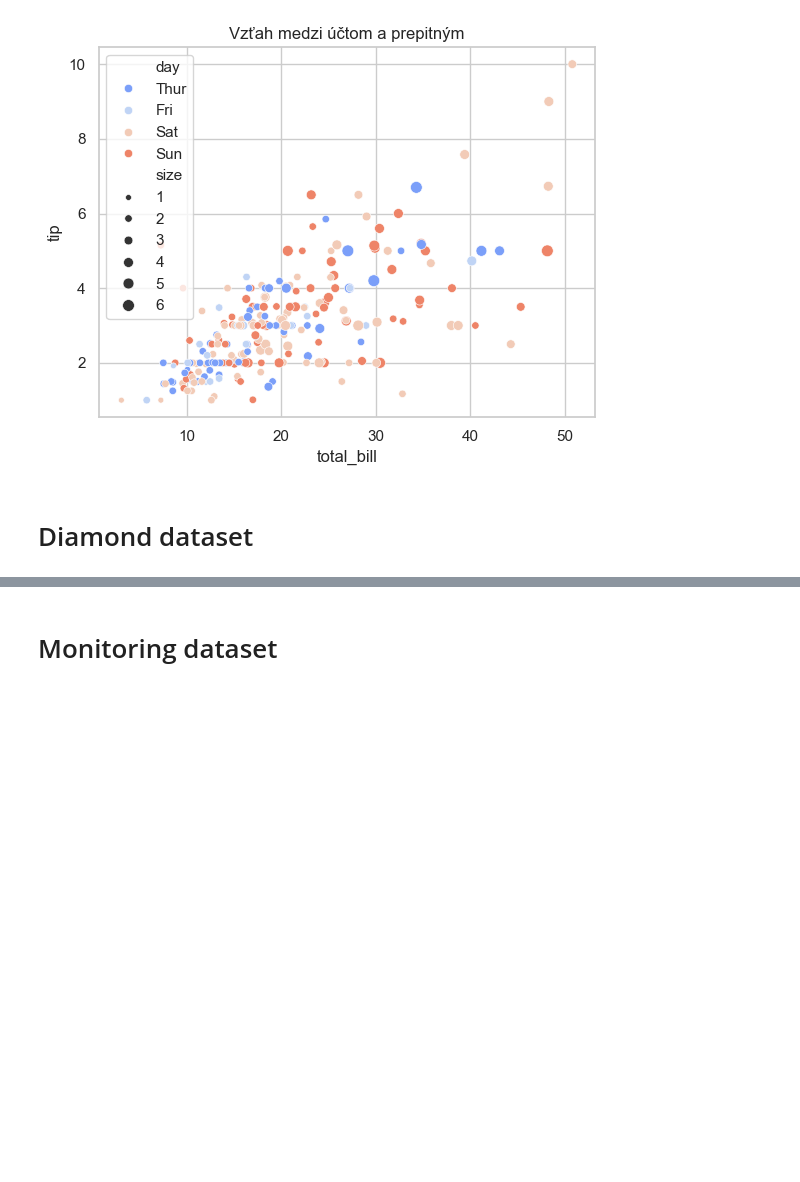
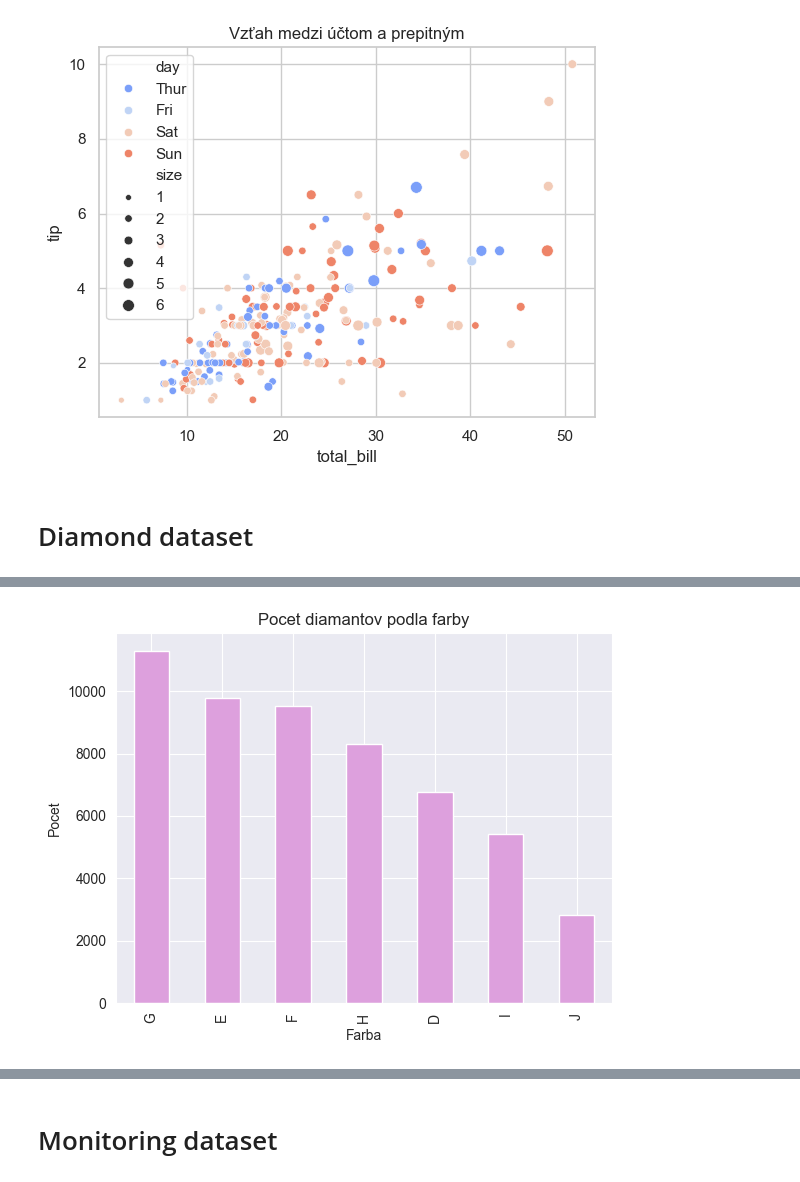
Before and after one commit to johannatilesova/uni, a Jupyter notebook: IAU/homeworks/IAU_homework_tips-diamonds-monitoring.ipynb, the cells around one changed output, grey strips where cells are left out. Drawn from its saved outputs; the diff is of its cells as text; code cells hidden in the pictures; blank space fills up the shorter version.

```diff
--- a/IAU/homeworks/IAU_homework_tips-diamonds-monitoring.ipynb
+++ b/IAU/homeworks/IAU_homework_tips-diamonds-monitoring.ipynb
@@ -138,0 +157,8 @@ df.color.value_counts().plot(kind='pie')
+# %%
+df.color.value_counts().plot(kind='bar', color='plum')
+plt.title("Pocet diamantov podla farby")
+plt.xlabel("Farba")
+plt.ylabel("Pocet")
+plt.show()
+# %% [output]
+[figure, added]
```
Also changed, not shown: parts of 27 cells of this notebook, 13 other files.
